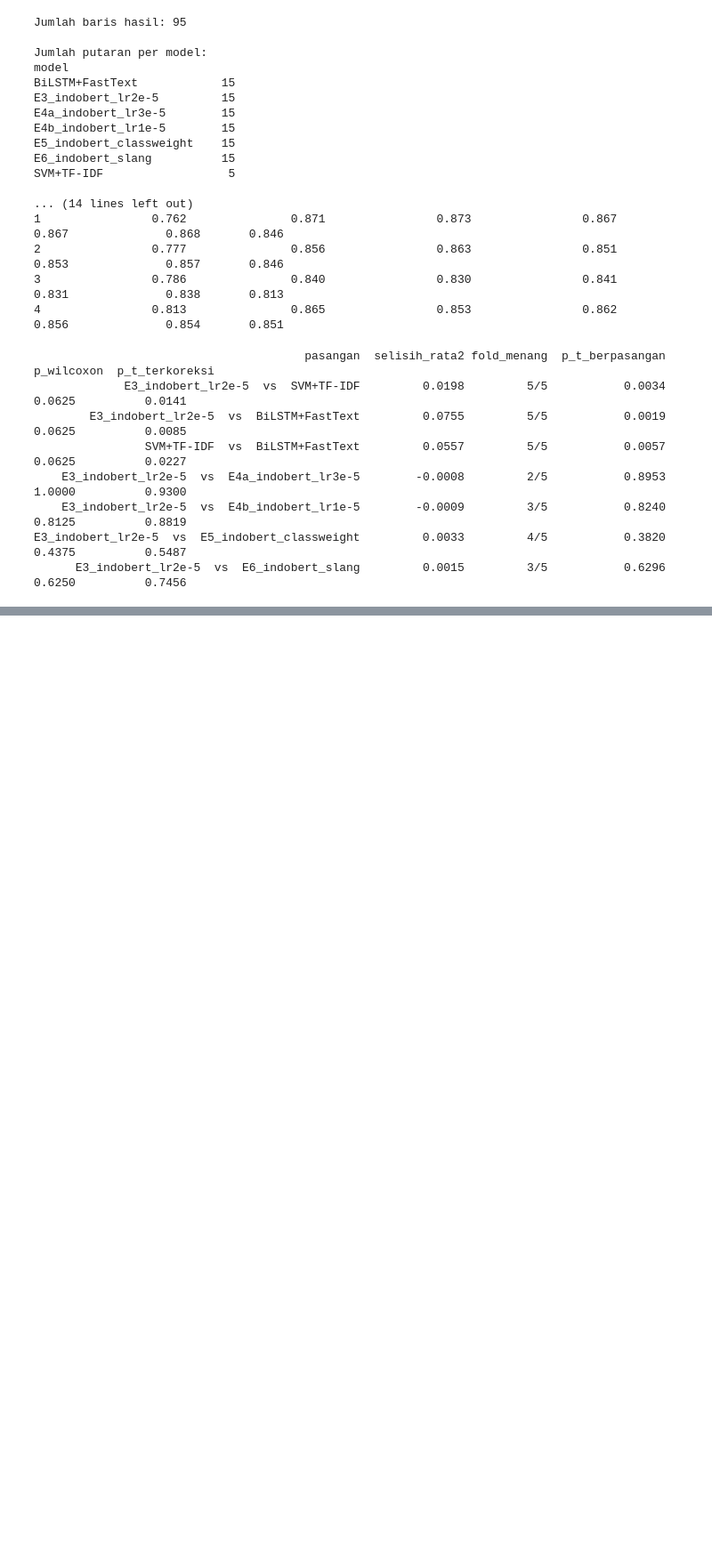
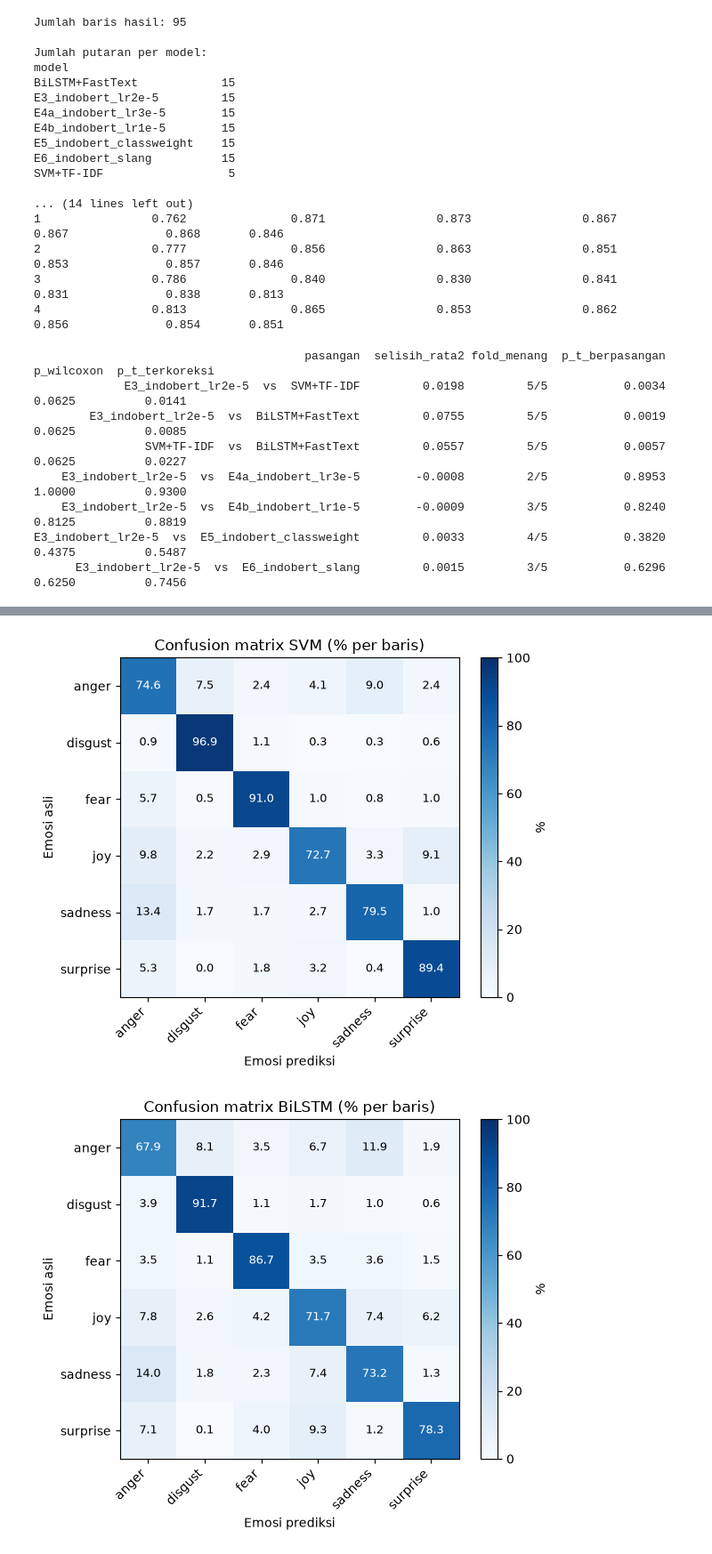
Before and after one commit to Mahyu106/mooddetect-id, a Jupyter notebook: notebooks/04_evaluasi.ipynb, the cells around one changed output, grey strips where cells are left out. Shown at 89% size. Cells and saved outputs as stored; diff of their text form; code cells hidden in the pictures; blank space fills up the shorter version.

Commit message:
Tahap 9 : Confusion Metrik, Metrik per kelas, analisis kesalahan, bobot fitur SVM

```diff
--- a/notebooks/04_evaluasi.ipynb
+++ b/notebooks/04_evaluasi.ipynb
@@ -80,3 +80,23 @@ hasil_uji.round(5).to_csv("../reports/tables/uji_signifikansi.csv", index=False)
     E3_indobert_lr2e-5  vs  E4b_indobert_lr1e-5        -0.0009         3/5           0.8240      0.8125          0.8819
 E3_indobert_lr2e-5  vs  E5_indobert_classweight         0.0033         4/5           0.3820      0.4375          0.5487
       E3_indobert_lr2e-5  vs  E6_indobert_slang         0.0015         3/5           0.6296      0.6250          0.7456
+# %%
+# Sel: cek isi file prediksi tiga model
+import pandas as pd
+
+# Nama file prediksi tiap model (di folder reports/tables)
+file_prediksi = {
+    "SVM": "../reports/tables/svm_prediksi.csv",
+    "BiLSTM": "../reports/tables/bilstm_prediksi.csv",
+    "IndoBERT E3": "../reports/tables/E3_indobert_lr2e-5_prediksi.csv",
+}
+
+for nama, path in file_prediksi.items():
+    df = pd.read_csv(path)
+    print("=====", nama, "=====")
+    print("Kolom      :", list(df.columns))
+    print("Jumlah baris:", len(df))
+    print("Seed       :", sorted(df["seed"].unique()) if "seed" in df.columns else "tidak ada kolom seed")
+    print("Label      :", sorted(df["label_asli"].unique()))
+    print(df.head(3))
+    print()
@@ -82,0 +173,39 @@ E3_indobert_lr2e-5  vs  E5_indobert_classweight         0.0033         4/5
+# %%
+# Sel: simpan heatmap confusion matrix (persen per baris)
+import matplotlib.pyplot as plt
+
+# Nama file gambar untuk tiap model
+nama_file = {
+    "SVM": "cm_svm.png",
+    "BiLSTM": "cm_bilstm.png",
+    "IndoBERT E3": "cm_indobert_e3.png",
+}
+
+for nama, cm in hasil_cm.items():
+    cm_persen = cm / cm.sum(axis=1, keepdims=True) * 100
+
+    fig, ax = plt.subplots(figsize=(6, 5))
+    gambar = ax.imshow(cm_persen, cmap="Blues", vmin=0, vmax=100)
+
+    # Label sumbu
+    ax.set_xticks(range(len(kelas)))
+    ax.set_yticks(range(len(kelas)))
+    ax.set_xticklabels(kelas, rotation=45, ha="right")
+    ax.set_yticklabels(kelas)
+    ax.set_xlabel("Emosi prediksi")
+    ax.set_ylabel("Emosi asli")
+    ax.set_title(f"Confusion matrix {nama} (% per baris)")
+
+    # Tulis angka persen di tiap kotak; teks putih jika kotak gelap
+    for i in range(len(kelas)):
+        for j in range(len(kelas)):
+            warna = "white" if cm_persen[i, j] > 50 else "black"
+            ax.text(j, i, f"{cm_persen[i, j]:.1f}", ha="center", va="center", color=warna, fontsize=9)
+
+    fig.colorbar(gambar, ax=ax, label="%")
+    fig.tight_layout()
+    fig.savefig(f"../reports/figures/{nama_file[nama]}", dpi=200)
+    plt.show()
+# %% [output]
+[figure, added]
+[figure, added]
```
Also changed, not shown: parts of 10 cells of this notebook, 6 other files.
